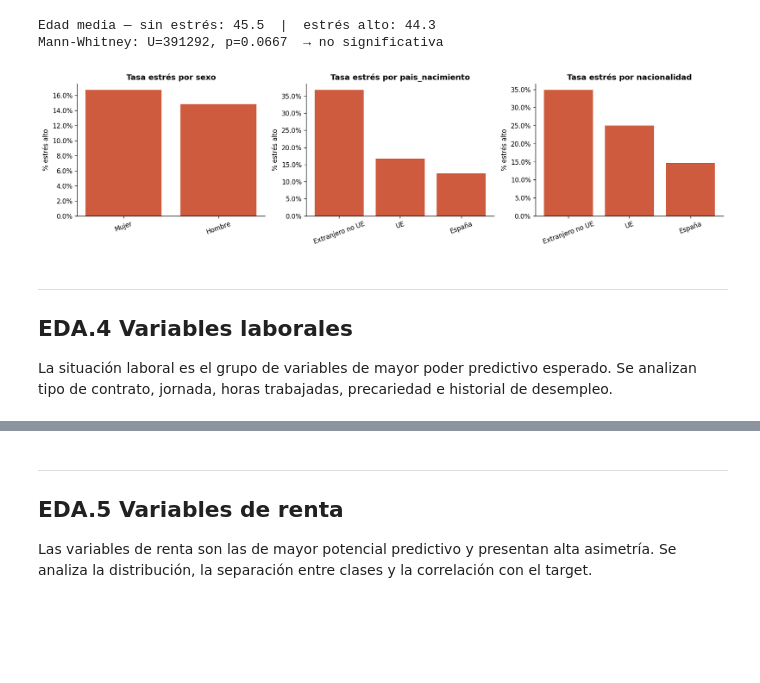
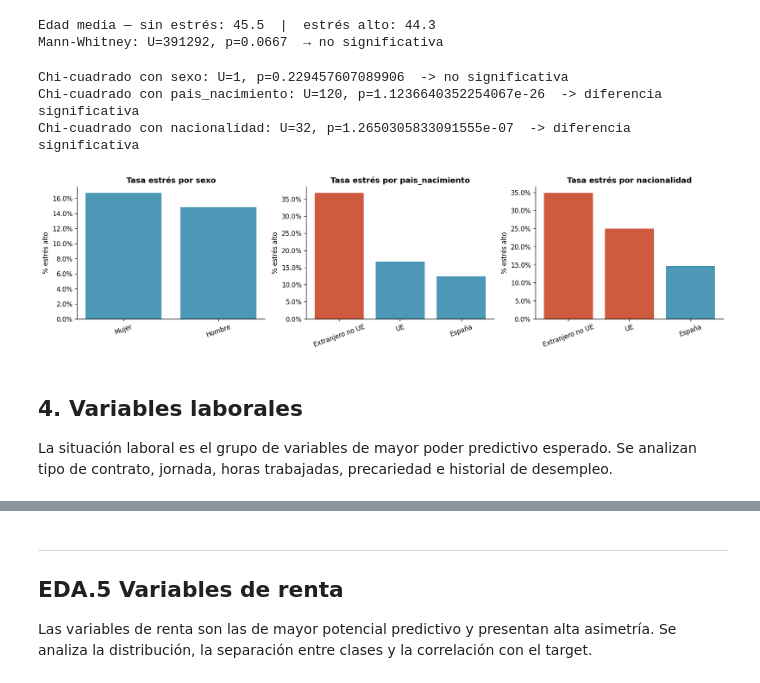
Before and after one commit to somm14/tfm_project, a Jupyter notebook: src/notebooks/01_eda.ipynb, the cells around one changed output, grey strips where cells are left out. Cells and saved outputs as stored; diff of their text form; code cells hidden in the pictures; blank space fills up the shorter version.

```diff
--- a/src/notebooks/01_eda.ipynb
+++ b/src/notebooks/01_eda.ipynb
@@ -137,14 +137,16 @@ Mann-Whitney: U=391292, p=0.0667  → no significativa
 # %%
 # Sexo, país de nacimiento y nacionalidad
 cols_demo = [c for c in ['sexo', 'pais_nacimiento', 'nacionalidad']
              if c in train.columns]
 
-sex_country_nacionality_dis(cols_demo, train)
+target_vs_var_demo_dis(cols_demo, train)
 # %% [output]
+Chi-cuadrado con sexo: U=1, p=0.229457607089906  -> no significativa
+Chi-cuadrado con pais_nacimiento: U=120, p=1.1236640352254067e-26  -> diferencia significativa
+Chi-cuadrado con nacionalidad: U=32, p=1.2650305833091555e-07  -> diferencia significativa
-[figure, old version]
+[figure, new version]
 # %% [markdown]
----
-## EDA.4 Variables laborales
+## **4. Variables laborales**
 
 La situación laboral es el grupo de variables de mayor poder predictivo esperado.
 Se analizan tipo de contrato, jornada, horas trabajadas, precariedad e historial de desempleo.
```
Also changed, not shown: parts of 5 cells of this notebook.
